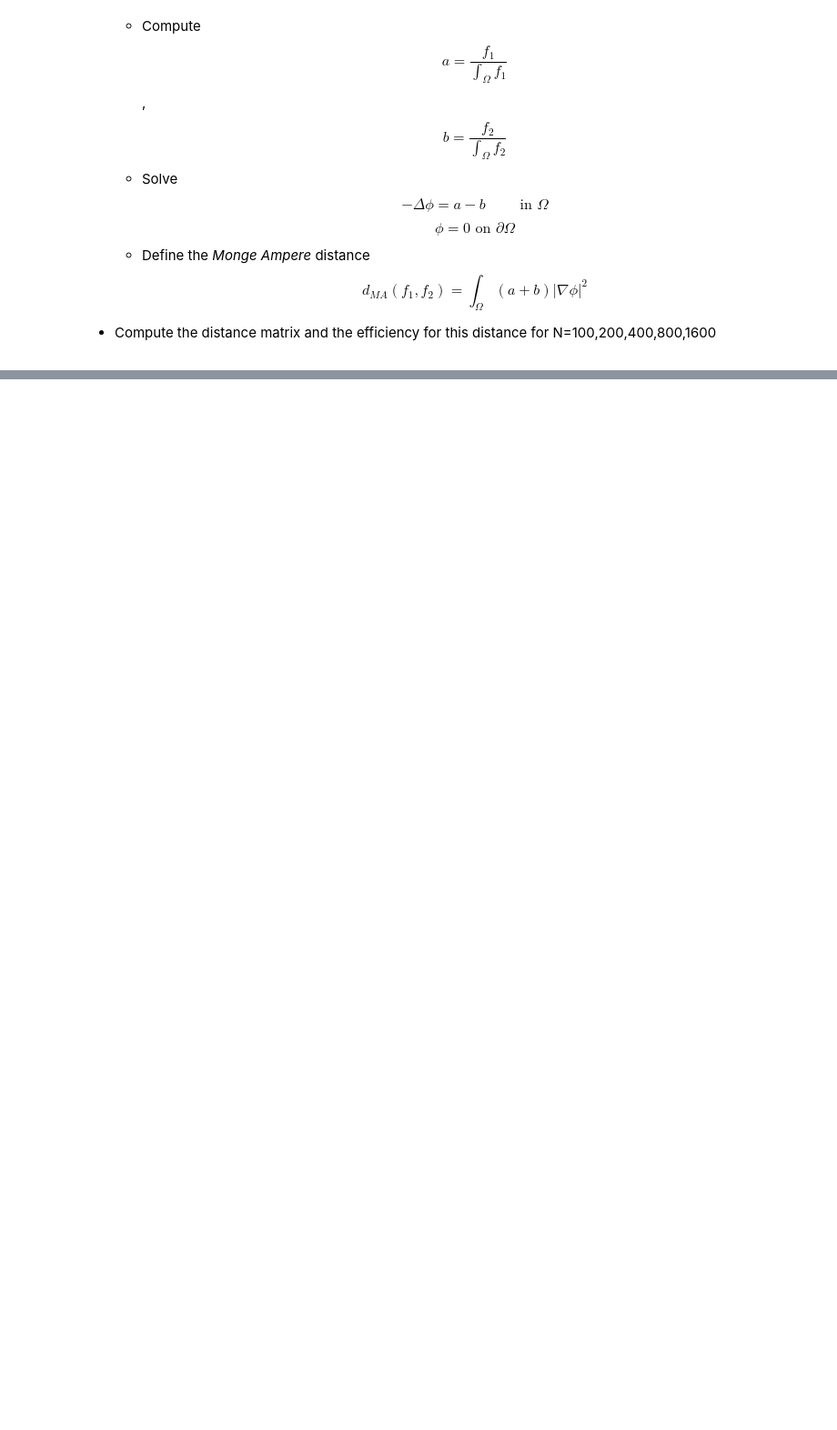
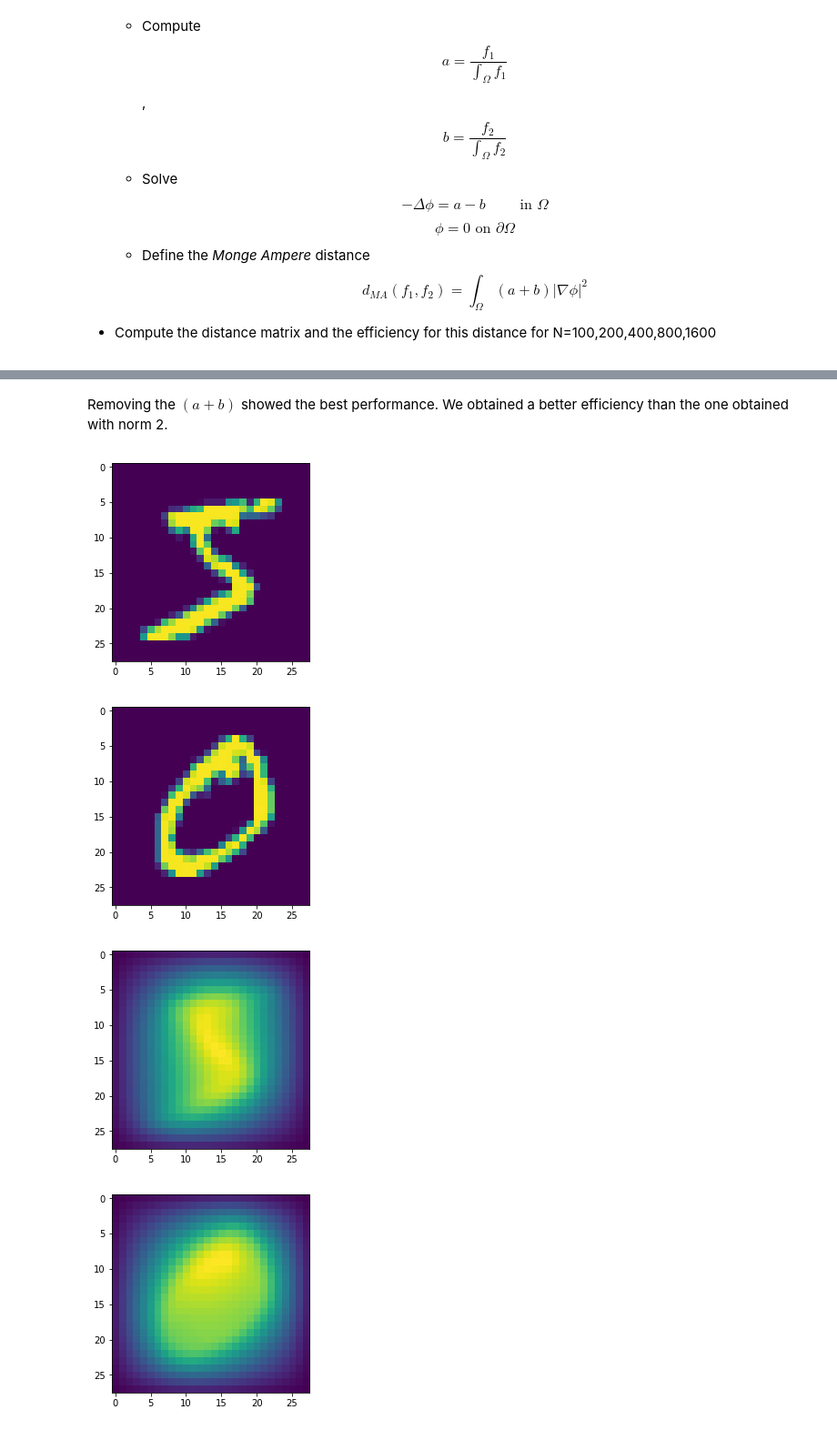
Before and after one commit to Fede112/P1.4_seed, a Jupyter notebook: final_project/final_project_2018-2019.ipynb, the cells around one changed output, grey strips where cells are left out. Shown at 91% size. Drawn from its saved outputs; the diff is of its cells as text; code cells hidden in the pictures; blank space fills up the shorter version.

```diff
--- a/final_project/final_project_2018-2019.ipynb
+++ b/final_project/final_project_2018-2019.ipynb
@@ -517,0 +663,50 @@ print()
+# %% [markdown]
+Removing the $(a+b)$ showed the best performance. We obtained a better efficiency than the one obtained with norm 2.
+# %%
+# Plot some of the results
+x = np.arange(img_rows)
+y = np.arange(img_cols)
+
+f1 = x_train[0]
+f2 = x_train[1]
+intgrl_f1 = simps(simps(f1, y), x)
+intgrl_f2 = simps(simps(f2, y), x)
+
+a = f1/intgrl_f1
+b = f2/intgrl_f2
+
+a_vec = a.reshape(784,1)
+b_vec = b.reshape(784,1)
+
+plt.imshow(a)
+plt.show()
+plt.imshow(b)
+plt.show()
+
+
+plt.imshow(lu.solve(a_vec).reshape(28,28))
+plt.show()
+
+plt.imshow(lu.solve(b_vec).reshape(28,28))
+plt.show()
+
+
+phi_mat = lu.solve(a_vec - b_vec).reshape(28,28)
+grad_phi = np.gradient(phi_mat)
+grad_abs_sq = np.square(grad_phi[0]) + np.square(grad_phi[1])
+
+
+
+
+plt.imshow(lu.solve(a_vec - b_vec).reshape(28,28))
+plt.show()
+
+
+
+plt.imshow(grad_abs_sq)
+plt.show()
+# %% [output]
+[figure, added]
+[figure, added]
+[figure, added]
+[figure, added]
```
Also changed, not shown: parts of 33 cells of this notebook.
